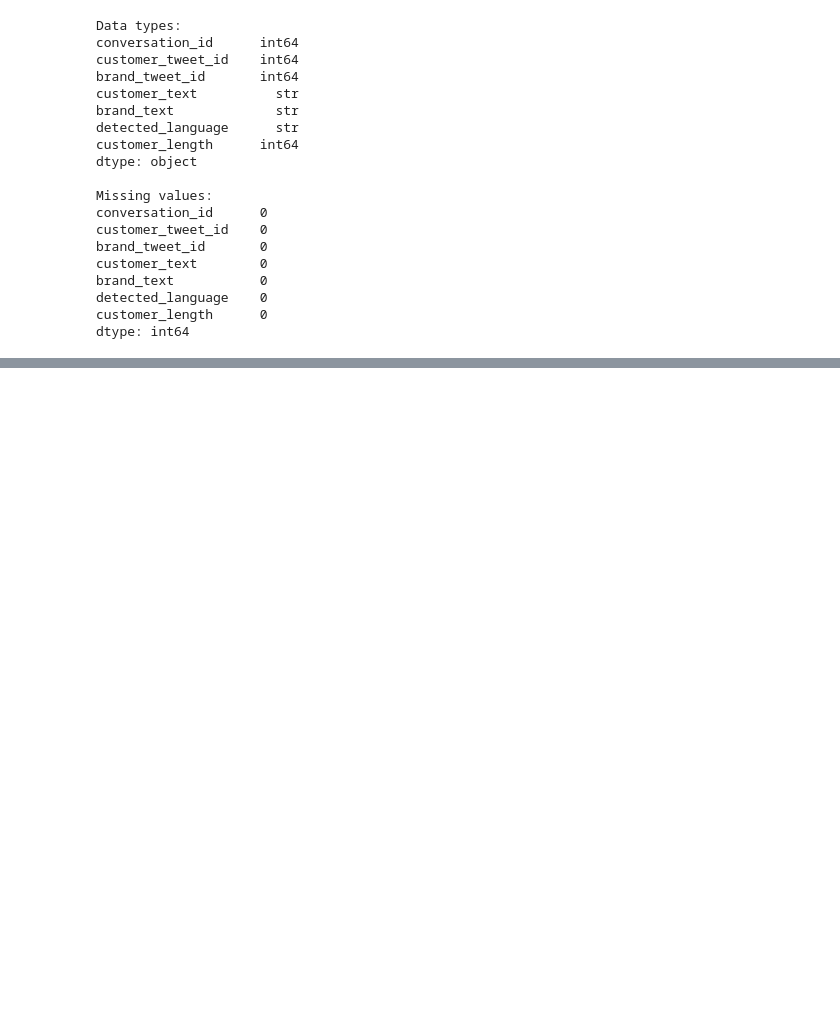
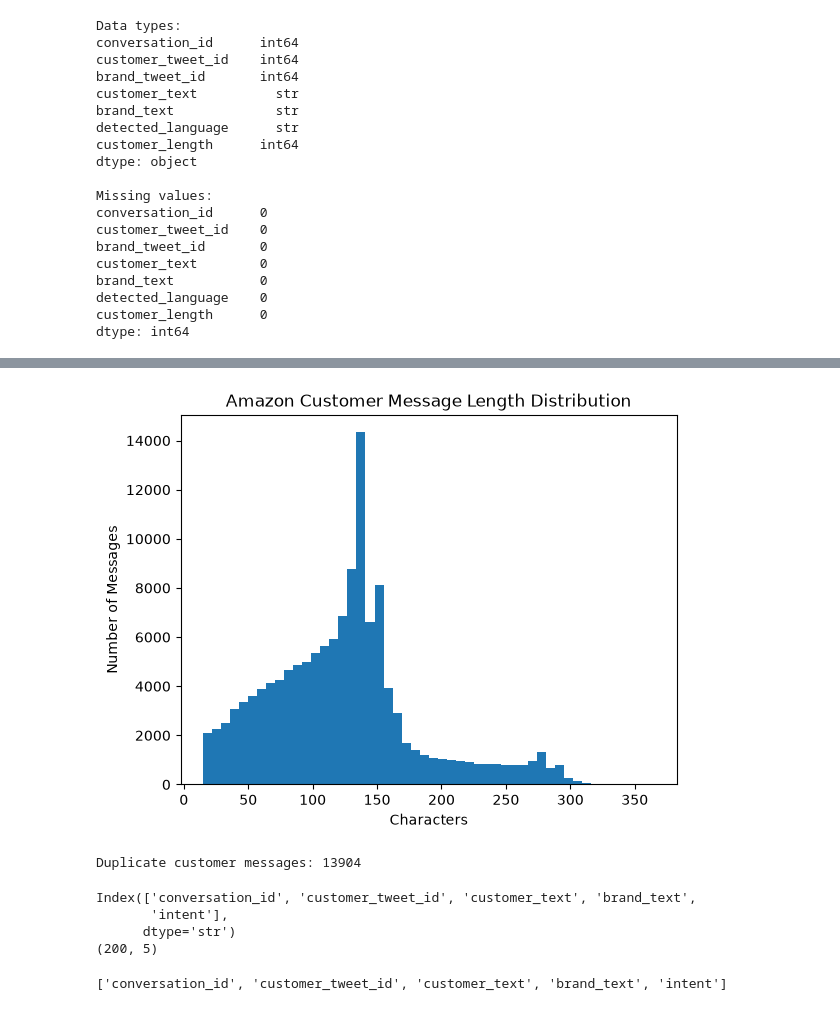
Before and after one commit to Akanksha-Bathla/Hiver-Assigment, a Jupyter notebook: notebook/01_dataset_exploration.ipynb, the cells around one changed output, grey strips where cells are left out. Cells and saved outputs as stored; diff of their text form; code cells hidden in the pictures; blank space fills up the shorter version.

```diff
--- a/notebook/01_dataset_exploration.ipynb
+++ b/notebook/01_dataset_exploration.ipynb
@@ -2514,0 +2435,37 @@ person2.to_csv(
+# %%
+import matplotlib.pyplot as plt
+
+amazon_df["customer_length"].plot(
+    kind="hist",
+    bins=50
+)
+
+plt.title("Amazon Customer Message Length Distribution")
+plt.xlabel("Characters")
+plt.ylabel("Number of Messages")
+plt.show()
+# %% [output]
+[figure, added]
+# %%
+print(
+    "Duplicate customer messages:",
+    amazon_df["customer_text"].duplicated().sum()
+)
+# %% [output]
+Duplicate customer messages: 13904
+# %%
+golden_set = pd.read_csv(
+    "../data/golden/amazon_golden_set.csv"
+)
+
+print(golden_set.columns)
+print(golden_set.shape)
+# %% [output]
+Index(['conversation_id', 'customer_tweet_id', 'customer_text', 'brand_text',
+       'intent'],
+      dtype='str')
+(200, 5)
+# %%
+print(golden_set.columns.tolist())
+# %% [output]
+['conversation_id', 'customer_tweet_id', 'customer_text', 'brand_text', 'intent']
```
Also changed, not shown: parts of 14 cells of this notebook.
